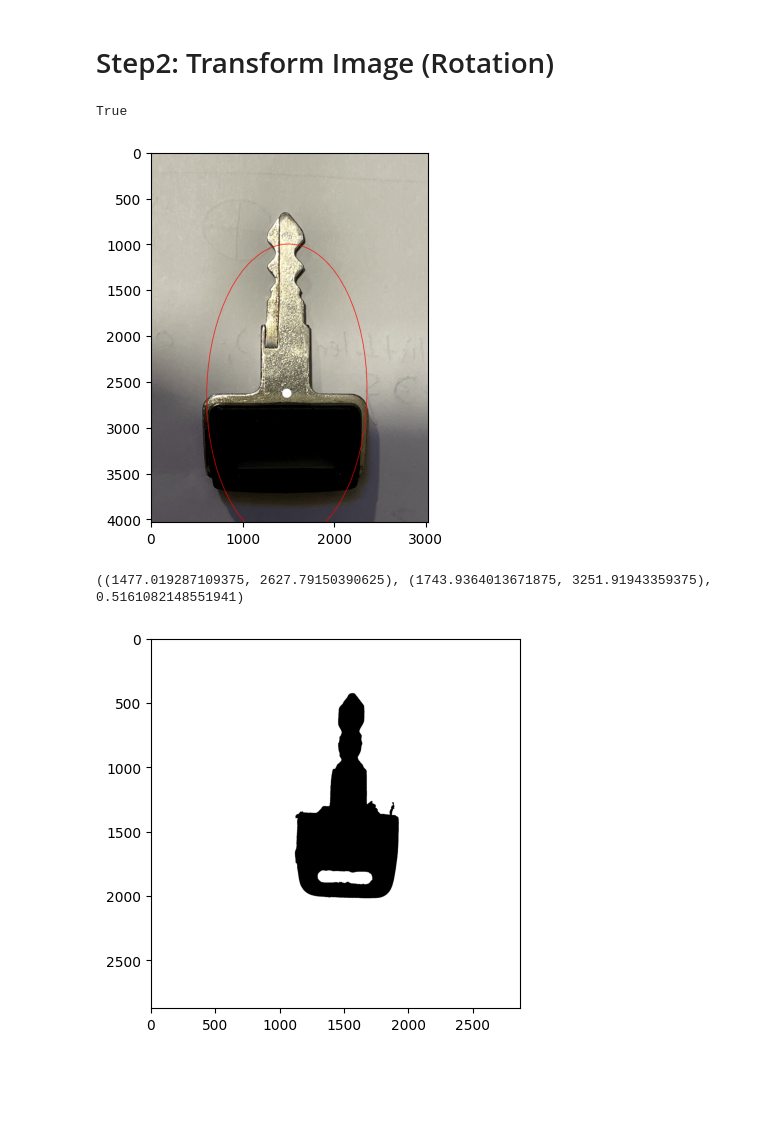
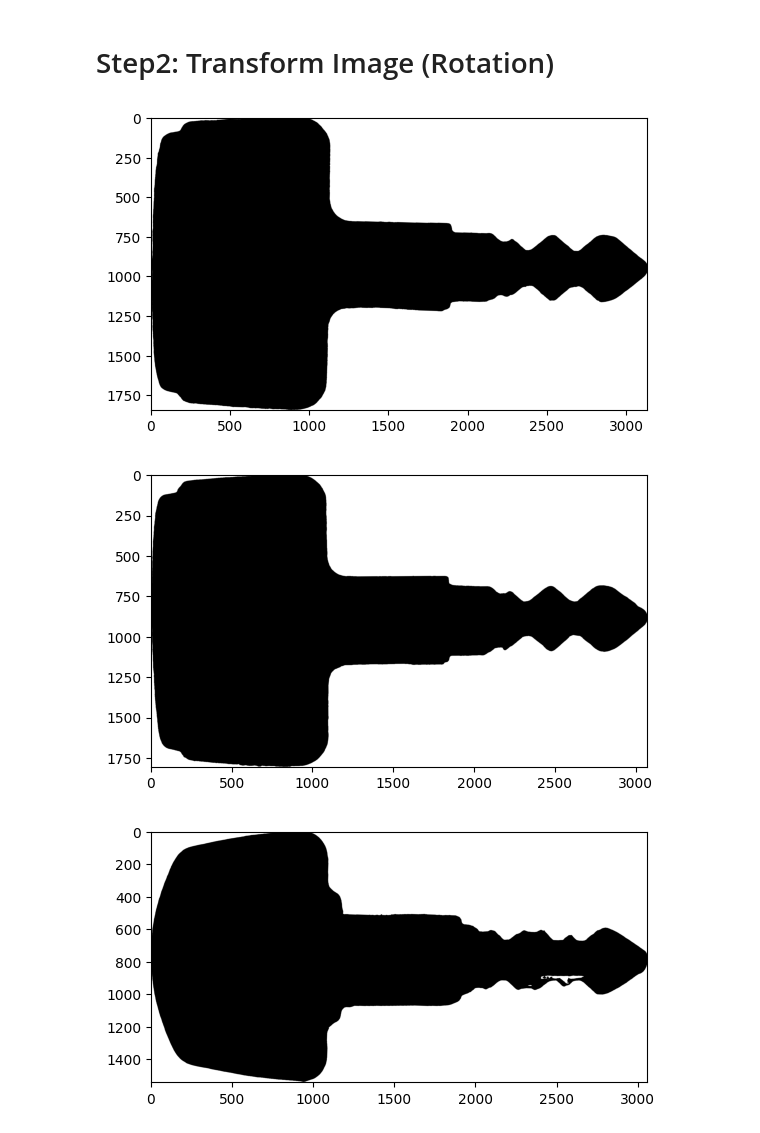
Before and after one commit to syedfaiqueali/Kaggle-Notebooks, a Jupyter notebook: key-extraction.ipynb, the cells around one changed output. Saved outputs shown, nothing was run; the diff lists cells and outputs as text; code cells hidden in the pictures; blank space fills up the shorter version.

```diff
--- a/key-extraction.ipynb
+++ b/key-extraction.ipynb
@@ -201,49 +213,42 @@ plt_img(key_images[0].cropped_mask, cmap='binary')
 # %% [markdown]
 # Step2: Transform Image (Rotation)
 # %%
-input_image = key_images[1]
-masked_image = input_image.mask_img
+for image in key_images:
+    masked_image = image.mask_img
 
-# 1. Find contour of masked image
-contours, _ = cv2.findContours(masked_image, cv2.RETR_EXTERNAL, cv2.CHAIN_APPROX_SIMPLE)
+    # 1. Find contour of masked image
+    contours, _ = cv2.findContours(masked_image, cv2.RETR_EXTERNAL, cv2.CHAIN_APPROX_SIMPLE)
 
-# 2. Fit an ellipse to the largest contour
-ellipse = cv2.fitEllipse(contours[0])
+    # 2. Fit an ellipse to the largest contour
+    ellipse = cv2.fitEllipse(contours[0])
 
-# 3. Get ellipse properties
-center, axis_lengths, angle = ellipse
+    # 3. Get ellipse properties
+    center, axis_lengths, current_angle = ellipse
 
-# 4. Rotate image
-# Ellipse center is near to key holding area (if lower than key is facing upwards in image)
-is_lower = is_ellipse_center_below_lower_half(center_y=center[1], image_height=masked_image.shape[1])
-print(is_lower)
+    # 4. Rotate image
+    # Ellipse center is near to key holding area (if lower than key is facing upwards in image)
+    is_below = is_ellipse_center_below_lower_half(center,masked_image.shape)
+    rotation_angle = get_rotation_angle(is_below, current_angle)
 
+    # 5. Fix image mask size before applying rotation
+    fixed_image = fix_mask_image_size(masked_image)
 
-# 5. Draw the ellipse on the original image
-image = input_image.rgb_img.copy()
-image_with_ellipse = image
+    # 6. Apply rotation
+    center = (fixed_image.shape[1] // 2, fixed_image.shape[0] // 2)
+    rot_mat = cv2.getRotationMatrix2D(center, rotation_angle, 1.0)
+    rotated_image = cv2.warpAffine(fixed_image, rot_mat, fixed_image.shape[1::-1])
 
-cv2.circle(image_with_ellipse, (round(center[0]), round(center[1])), 50, (255, 255, 255), -1)
-cv2.ellipse(image_with_ellipse, ellipse, (255, 0, 0), 5)  # Draw the fitted ellipse
-plt_img(image_with_ellipse)
+    # 7. Cropped the rotated masked img
+    contours, _ = cv2.findContours(rotated_image, cv2.RETR_EXTERNAL, cv2.CHAIN_APPROX_SIMPLE)
+    x,y,w,h = cv2.boundingRect(contours[0])
+    rotated_image = rotated_image[y:y+h, x:x+w]
 
-print(ellipse)
+    # 8. Updated cropped masked
+    image.cropped_mask = rotated_image
-# %% [output]
-True
-[figure, removed]
-((1477.019287109375, 2627.79150390625), (1743.9364013671875, 3251.91943359375), 0.5161082148551941)
-# %%
-image = fix_mask_image_size(key_images[-5].mask_img)
-
-# Define the rotation angle in degrees (positive for counter-clockwise)
-angle = 0
-
-# Get the rotation matrix
-center = (image.shape[1] // 2, image.shape[0] // 2)
-rot_mat = cv2.getRotationMatrix2D(center, angle, 1.0)
-
-# Rotate the image
-rotated_image = cv2.warpAffine(image, rot_mat, image.shape[1::-1])
-plt_img(rotated_image, cmap='binary')
-# %% [output]
-[figure, removed]
+# %%
+for img in key_images:
+    plt_img(img.cropped_mask, cmap='binary')
+# %% [output]
+[figure, added]
+[figure, added]
+[figure, added]
```
Also changed, not shown: parts of 8 cells of this notebook.
